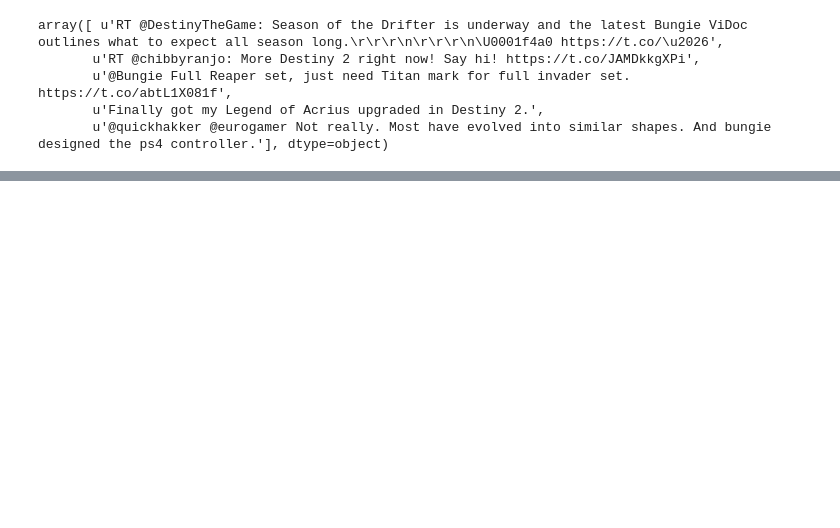
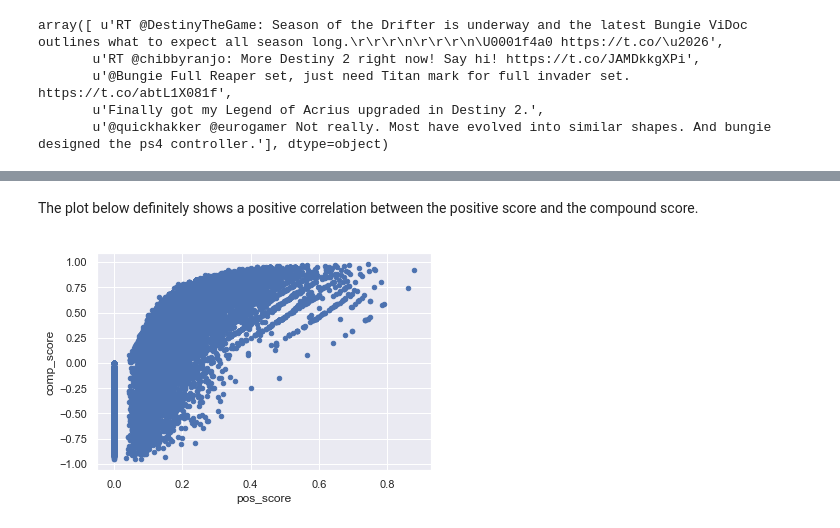
Before and after one commit to salvis2/SpringboardAlvis, a Jupyter notebook: capstone_project_2/notebooks/twitter_project_ida.ipynb, the cells around one changed output, grey strips where cells are left out. Drawn from its saved outputs; the diff is of its cells as text; code cells hidden in the pictures; blank space fills up the shorter version.

```diff
--- a/capstone_project_2/notebooks/twitter_project_ida.ipynb
+++ b/capstone_project_2/notebooks/twitter_project_ida.ipynb
@@ -282,0 +677,2 @@ See what kinds of users there are? Put it more data, see what separates users wi
+# %%
+X_exp_no_neg[y_classes == 1].append([X_exp_no_neg[y_classes == 1]]*4, ignore_index=True).tail()
@@ -282,0 +688,2 @@ See what kinds of users there are? Put it more data, see what separates users wi
+# %%
+y_classes[y_classes == 2].append([y_classes[y_classes == 2]]*331, ignore_index=True).value_counts()
@@ -282,0 +693,2 @@ See what kinds of users there are? Put it more data, see what separates users wi
+# %%
+len(X_exp_no_neg[y_classes == 2].append([X_exp_no_neg[y_classes == 2]]*331, ignore_index=True))
@@ -282,0 +1006,6 @@ See what kinds of users there are? Put it more data, see what separates users wi
+# %% [markdown]
+The plot below definitely shows a positive correlation between the positive score and the compound score.
+# %%
+_ = X_exp_no_neg.plot.scatter('pos_score', 'comp_score')
+# %% [output]
+[figure, added]
```
Also changed, not shown: parts of 138 cells of this notebook.
